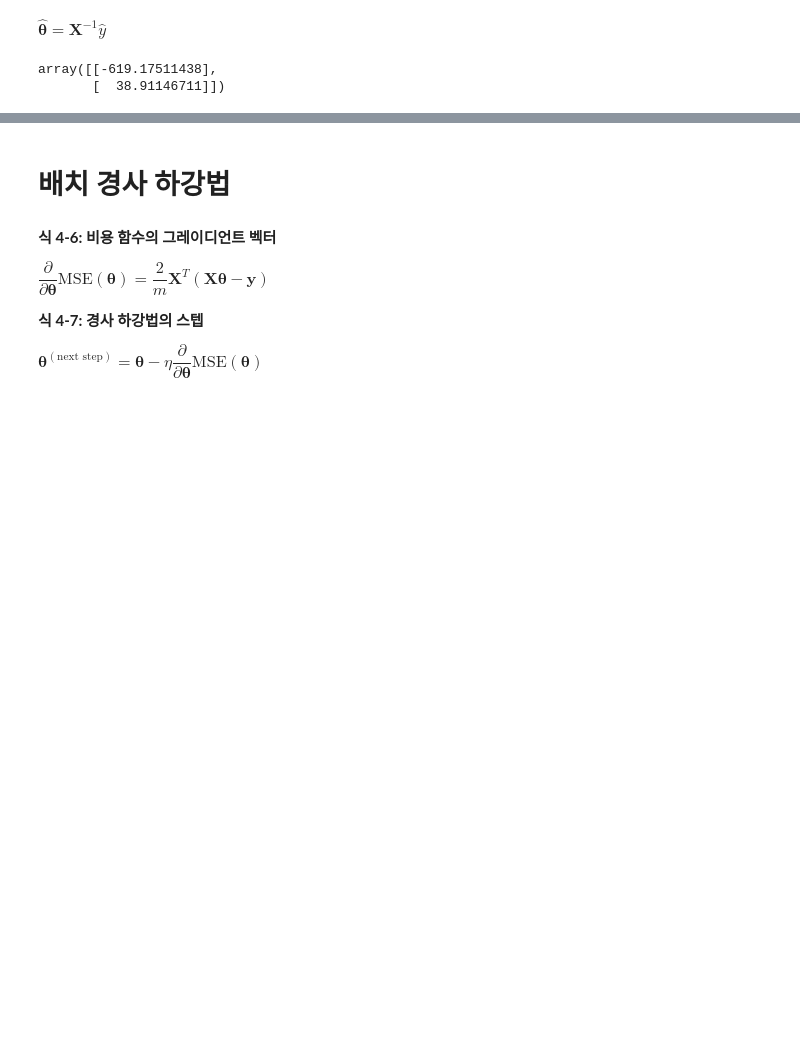
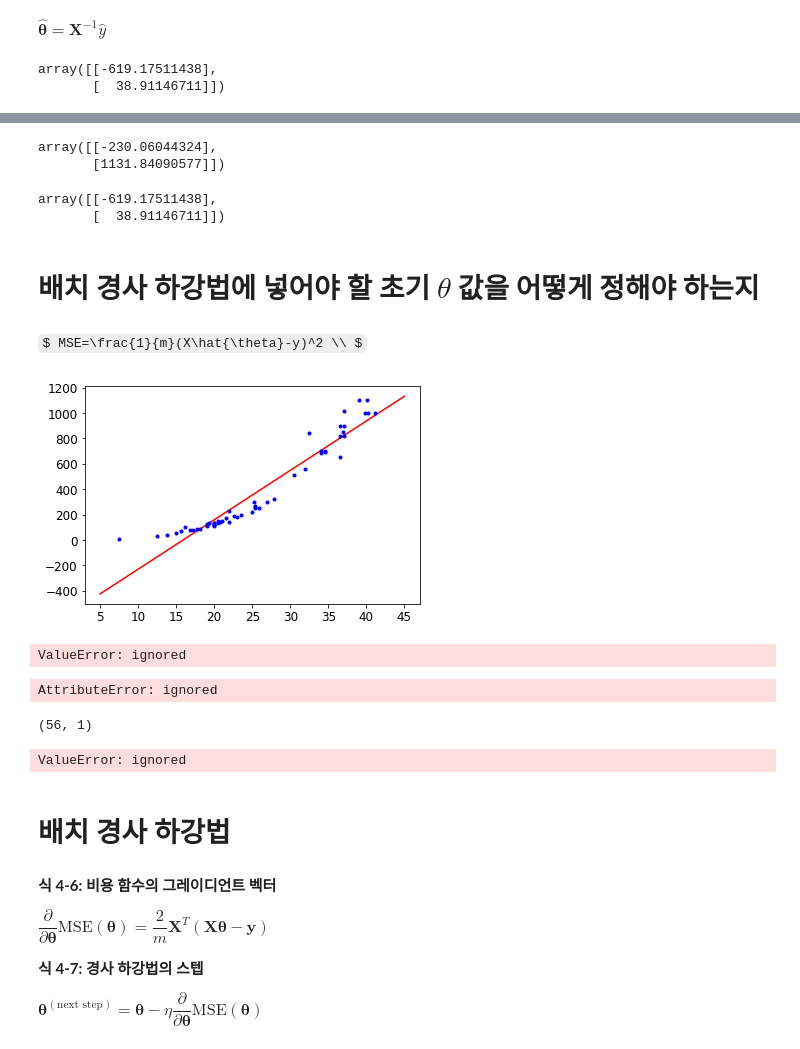
Before and after one commit to yonseimath/data-science-2022-biginner, a Jupyter notebook: jeahyuk/확률적_경사_하강법_(혼공머신_4_2).ipynb, the cells around one changed output, grey strips where cells are left out. Cells and saved outputs as stored; diff of their text form; code cells hidden in the pictures; some formulas as TeX source; blank space fills up the shorter version.

```diff
--- a/jeahyuk/확률적_경사_하강법_(혼공머신_4_2).ipynb
+++ b/jeahyuk/확률적_경사_하강법_(혼공머신_4_2).ipynb
@@ -175,0 +196,3 @@ array([[-619.17511438],
+# %%
+X=df1['Length1']
+y=df1['Weight']
@@ -176,3 +205,43 @@ array([[-619.17511438],
+# %%
+X_new = np.array([[10], [45]])
+X_new_b = np.c_[np.ones((2, 1)), X_new]  # 모든 샘플에 x0 = 1을 추가합니다.
+y_predict = X_new_b.dot(theta_best)
+y_predict
+# %% [output]
+array([[-230.06044324],
+       [1131.84090577]])
+# %%
+theta_best
+# %% [output]
+array([[-619.17511438],
+       [  38.91146711]])
+# %% [markdown]
+# 배치 경사 하강법에 넣어야 할 초기 $\theta$ 값을 어떻게 정해야 하는지
+# %% [markdown]
+$ MSE=\frac{1}{m}(X\hat{\theta}-y)^2 \\ $
+# %%
+plt.plot(X_new, y_predict, "r-")
+plt.plot(X, y, "b.")
+plt.show()
+# %% [output]
+[figure, added]
+# %%
+np.random.choice(y)
+# %% [output]
+ValueError: ignored
+# %%
+y.head()
+# %% [output]
+AttributeError: ignored
+# %%
+print(y.shape)
+# %% [output]
+(56, 1)
+# %%
+# mse곡선 그려보기
+np.random.choice(y)
+# %% [output]
+ValueError: ignored
 # %% [markdown]
 # 배치 경사 하강법
 # %% [markdown]
```
Also changed, not shown: parts of 16 cells of this notebook.
